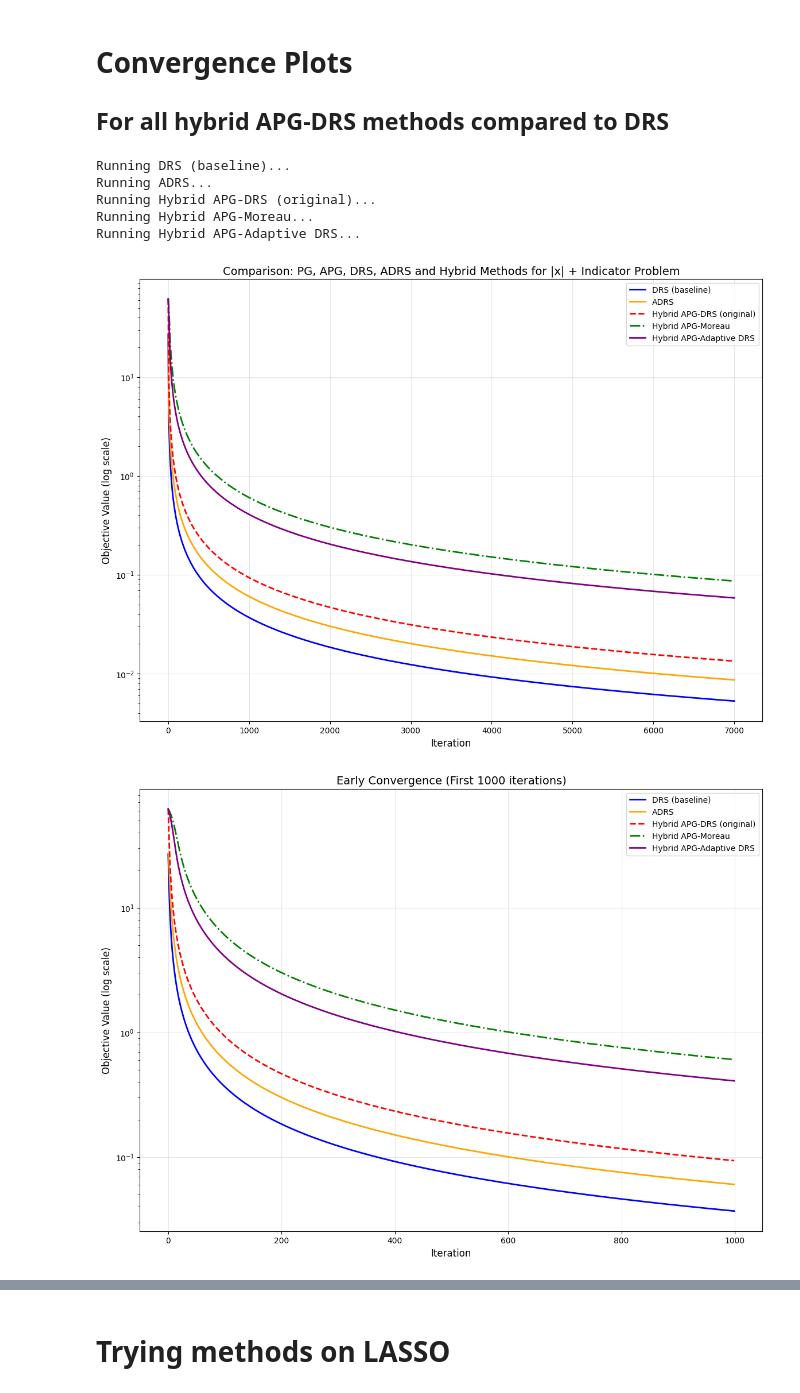
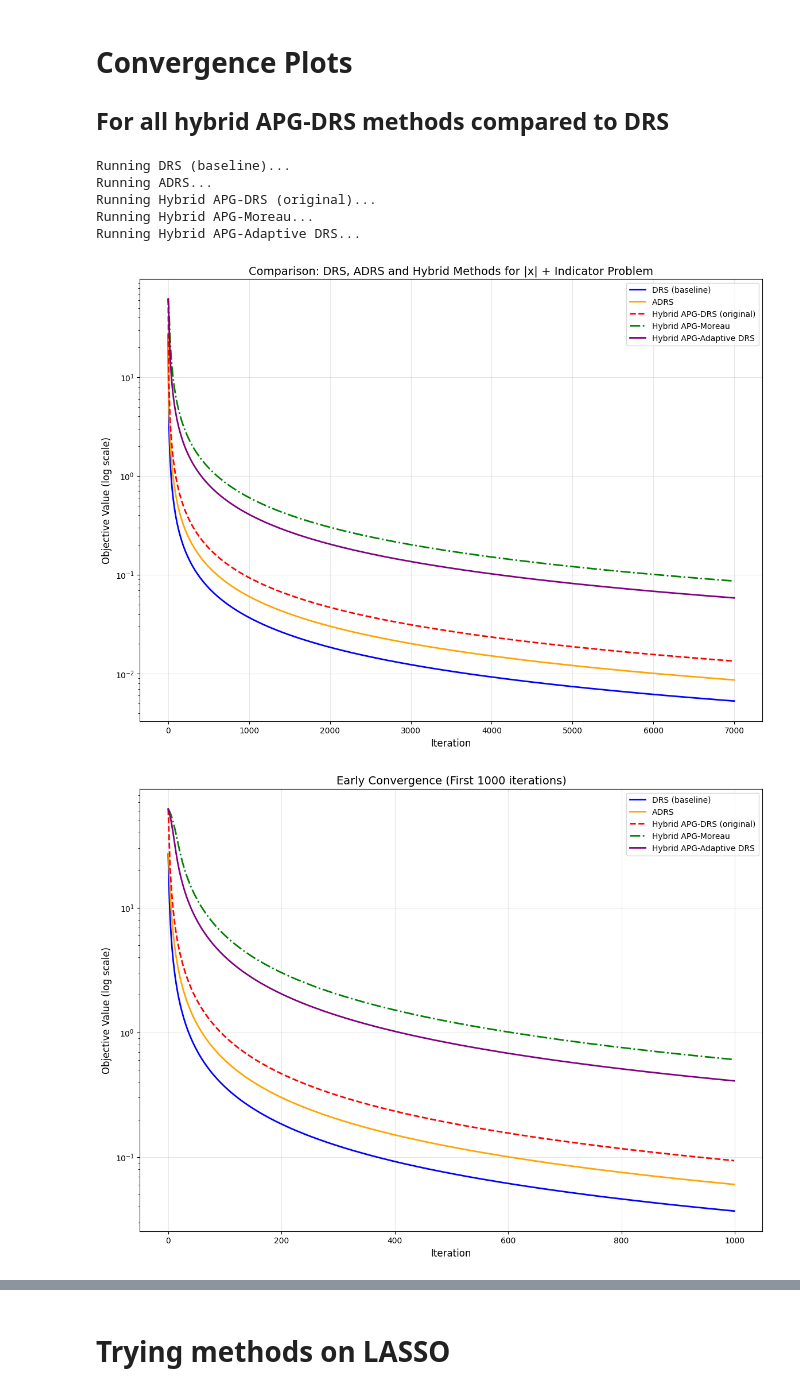
Before and after one commit to gmbabreu/Iterative-methods-project, a Jupyter notebook: ADRS.ipynb, the cells around one changed output, grey strips where cells are left out. Saved outputs shown, nothing was run; the diff lists cells and outputs as text; code cells hidden in the pictures.

Commit message:
new stuff, lots of hybrid alg implmentations w/ plots

```diff
--- a/ADRS.ipynb
+++ b/ADRS.ipynb
@@ -411,7 +407,7 @@ for obj, label, color, linestyle in all_methods:
 
 plt.xlabel('Iteration', fontsize=12)
 plt.ylabel('Objective Value (log scale)', fontsize=12)
-plt.title('Comparison: PG, APG, DRS, ADRS and Hybrid Methods for |x| + Indicator Problem', fontsize=14)
+plt.title('Comparison: DRS, ADRS and Hybrid Methods for |x| + Indicator Problem', fontsize=14)
 plt.legend(loc='best', fontsize=10)
 plt.grid(True, alpha=0.3)
 plt.show()
@@ -483,34 +479,34 @@ for name, obj in [#('PG', obj_pg),
         print(f"  {name:30s}: {iters:5d} iterations (same as DRS)")
     else:
         print(f"  {name:30s}: DID NOT REACH within {len(obj[np.isfinite(obj)])} iterations")
 
 plt.figure(figsize=(14, 10))
 
 for obj, label, color, linestyle in all_methods:
     obj_clean = obj[np.isfinite(obj)]
     if len(obj_clean) > 10:
         iterations = np.arange(1, len(obj_clean) + 1)
         plt.loglog(iterations, obj_clean, label=label, linewidth=2, color=color, linestyle=linestyle)
 
 k = np.arange(1, 1000)
 ref_O1k = obj_drs[np.isfinite(obj_drs)][0] / k
 ref_O1k2 = obj_drs[np.isfinite(obj_drs)][0] / k**2
 plt.loglog(k, ref_O1k, 'k--', alpha=0.5, label='O(1/k) reference', linewidth=1)
 plt.loglog(k, ref_O1k2, 'k:', alpha=0.5, label='O(1/k²) reference', linewidth=1)
 
 plt.xlabel('Iteration (log scale)', fontsize=12)
 plt.ylabel('Objective Value (log scale)', fontsize=12)
 plt.title('Log-Log Plot: Convergence Rates Comparison', fontsize=14)
 plt.legend(loc='best', fontsize=10)
 plt.grid(True, alpha=0.3)
 plt.show()
 # %% [output]
 Running DRS (baseline)...
 Running ADRS...
 Running Hybrid APG-DRS (original)...
 Running Hybrid APG-Moreau...
 Running Hybrid APG-Adaptive DRS...
-[figure, old version]
+[figure, new version]
 [figure]
 ================================================================================
 FINAL OBJECTIVE VALUES after 7000 iterations
```
Also changed, not shown: parts of 20 cells of this notebook.
